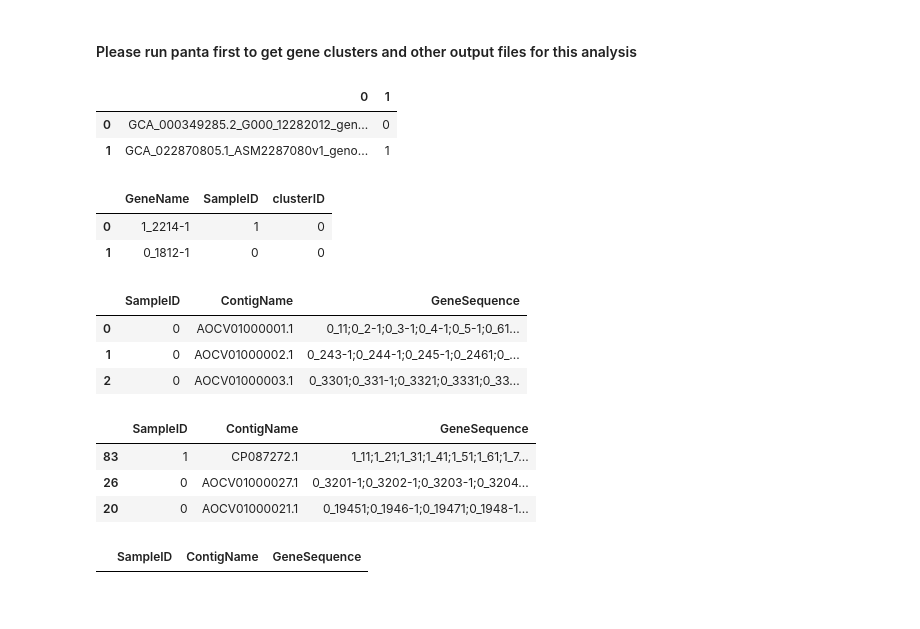
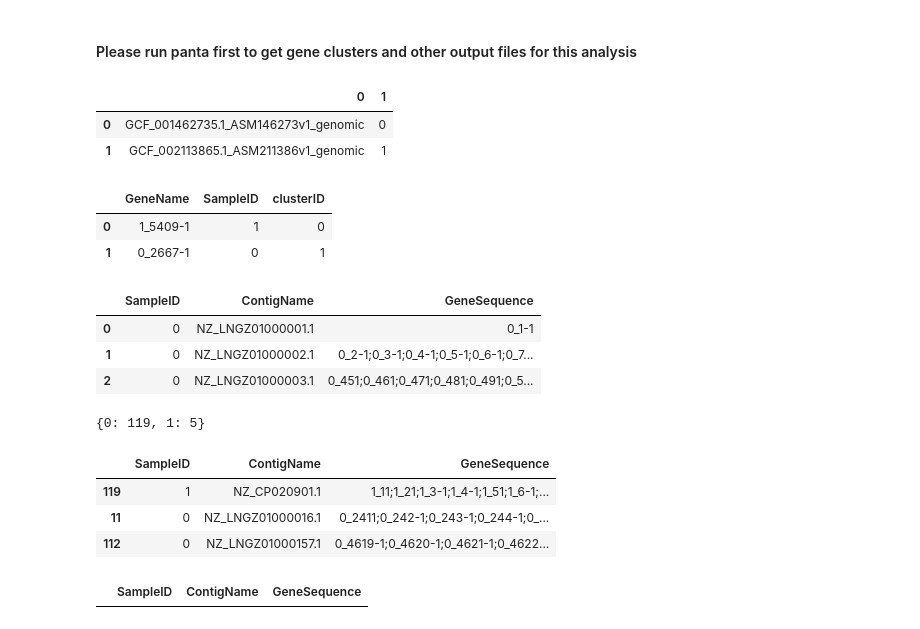
Before and after one commit to amromics/pasa, a Jupyter notebook: pangraph_analysis_generate_ground_truth.ipynb, the cells around one changed output. Drawn from its saved outputs; the diff is of its cells as text; code cells hidden in the pictures.

```diff
--- a/pangraph_analysis_generate_ground_truth.ipynb
+++ b/pangraph_analysis_generate_ground_truth.ipynb
@@ -19,16 +15,17 @@ import matplotlib.pyplot as plt
 import math
 # %%
 # data_dir = "/home/vanhoan310/server/amromics/panta/examples/test/output/"
-data_dir = "data/genome_graph_test/"
+# data_dir = "data/genome_graph_test/"
 # you can take the data in the directory: data/genome_graph_test
+data_dir = "/data/hoan/amromics/data/ncbi/complete/SAMN04158282/output/"
 # %%
 sample_info = pd.read_csv(data_dir + "samples.tsv", delimiter='\t', header=None)
 # %%
 sample_info.head()
 # %% [output]
 |  | 0 | 1 |
-| 0 | GCA_000349285.2_G000_12282012_gen... | 0 |
-| 1 | GCA_022870805.1_ASM2287080v1_geno... | 1 |
+| 0 | GCF_001462735.1_ASM146273v1_genomic | 0 |
+| 1 | GCF_002113865.1_ASM211386v1_genomic | 1 |
 # %%
 gene_info = pd.read_csv(data_dir + "gene_info.tsv", delimiter='\t', header=None)
 gene_info.columns =['GeneName', 'SampleID', 'clusterID']
@@ -39,29 +36,34 @@ gene_info.columns =['GeneName', 'SampleID', 'clusterID']
 gene_info.head(2)
 # %% [output]
 |  | GeneName | SampleID | clusterID |
-| 0 | 1_2214-1 | 1 | 0 |
-| 1 | 0_1812-1 | 0 | 0 |
+| 0 | 1_5409-1 | 1 | 0 |
+| 1 | 0_2667-1 | 0 | 1 |
 # %%
 gene_position = pd.read_csv(data_dir + 'gene_position.tsv', delimiter='\t', header=None)
 gene_position.columns =['SampleID', 'ContigName', 'GeneSequence']
-# %%
-# gene_position = gene_position.loc[gene_position['SampleID'].isin(selected_samples)]
-gene_position.head(3)
-# %% [output]
-|  | SampleID | ContigName | GeneSequence |
-| 0 | 0 | AOCV01000001.1 | 0_11;0_2-1;0_3-1;0_4-1;0_5-1;0_61... |
-| 1 | 0 | AOCV01000002.1 | 0_243-1;0_244-1;0_245-1;0_2461;0_... |
-| 2 | 0 | AOCV01000003.1 | 0_3301;0_331-1;0_3321;0_3331;0_33... |
+# %%
+# gene_position = gene_position.loc[gene_position['SampleID'].isin(selected_samples)]
+gene_position.head(3)
+# %% [output]
+|  | SampleID | ContigName | GeneSequence |
+| 0 | 0 | NZ_LNGZ01000001.1 | 0_1-1 |
+| 1 | 0 | NZ_LNGZ01000002.1 | 0_2-1;0_3-1;0_4-1;0_5-1;0_6-1;0_7... |
+| 2 | 0 | NZ_LNGZ01000003.1 | 0_451;0_461;0_471;0_481;0_491;0_5... |
+# %%
+from collections import Counter
+dict(Counter(gene_position.iloc[:,0]))
+# %% [output]
+{0: 119, 1: 5}
 # %%
 # sort by length of contigs
 gene_position.sort_values(by="GeneSequence", key=lambda x: x.str.len(),  ascending=False, inplace=True)
 # %%
-gene_position.head(3)
+gene_position.head(50)
 # %% [output]
 |  | SampleID | ContigName | GeneSequence |
-| 83 | 1 | CP087272.1 | 1_11;1_21;1_31;1_41;1_51;1_61;1_7... |
-| 26 | 0 | AOCV01000027.1 | 0_3201-1;0_3202-1;0_3203-1;0_3204... |
-| 20 | 0 | AOCV01000021.1 | 0_19451;0_1946-1;0_19471;0_1948-1... |
+| 119 | 1 | NZ_CP020901.1 | 1_11;1_21;1_3-1;1_4-1;1_51;1_6-1;... |
+| 11 | 0 | NZ_LNGZ01000016.1 | 0_2411;0_242-1;0_243-1;0_244-1;0_... |
+| 112 | 0 | NZ_LNGZ01000157.1 | 0_4619-1;0_4620-1;0_4621-1;0_4622... |
 # %%
 gene_position.loc[gene_position["SampleID"]==18]
 # %% [output]
```
Also changed, not shown: parts of 2 cells of this notebook, 5 other files.
